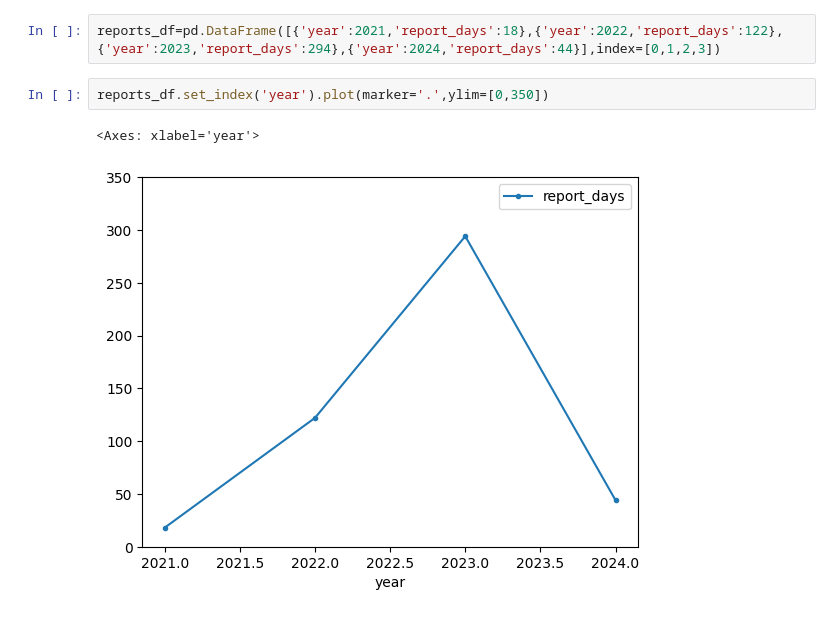
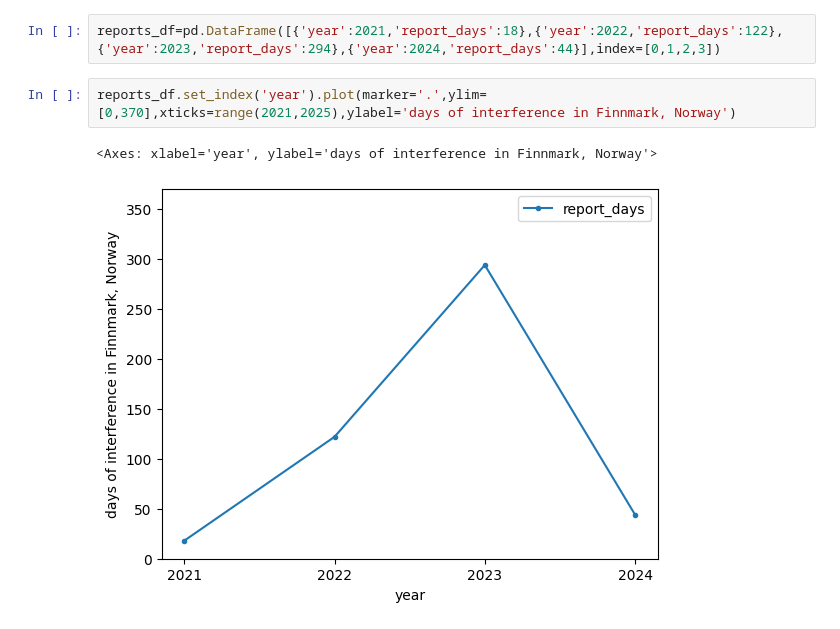
Before and after one commit to stelios-c/GPS_analysis, a Jupyter notebook: scandi_baltic/norway.ipynb, the cells around one changed output. Saved outputs shown, nothing was run; the diff lists cells and outputs as text.

```diff
--- a/scandi_baltic/norway.ipynb
+++ b/scandi_baltic/norway.ipynb
@@ -162,7 +162,7 @@ There were 122 days with GPS jamming that hit Norway’s northeast corner in 202
 # %%
 reports_df=pd.DataFrame([{'year':2021,'report_days':18},{'year':2022,'report_days':122},{'year':2023,'report_days':294},{'year':2024,'report_days':44}],index=[0,1,2,3])
 # %%
-reports_df.set_index('year').plot(marker='.',ylim=[0,350])
+reports_df.set_index('year').plot(marker='.',ylim=[0,370],xticks=range(2021,2025),ylabel='days of interference in Finnmark, Norway')
 # %% [output]
-<Axes: xlabel='year'>
+<Axes: xlabel='year', ylabel='days of interference in Finnmark, Norway'>
-[figure, old version]
+[figure, new version]
```
